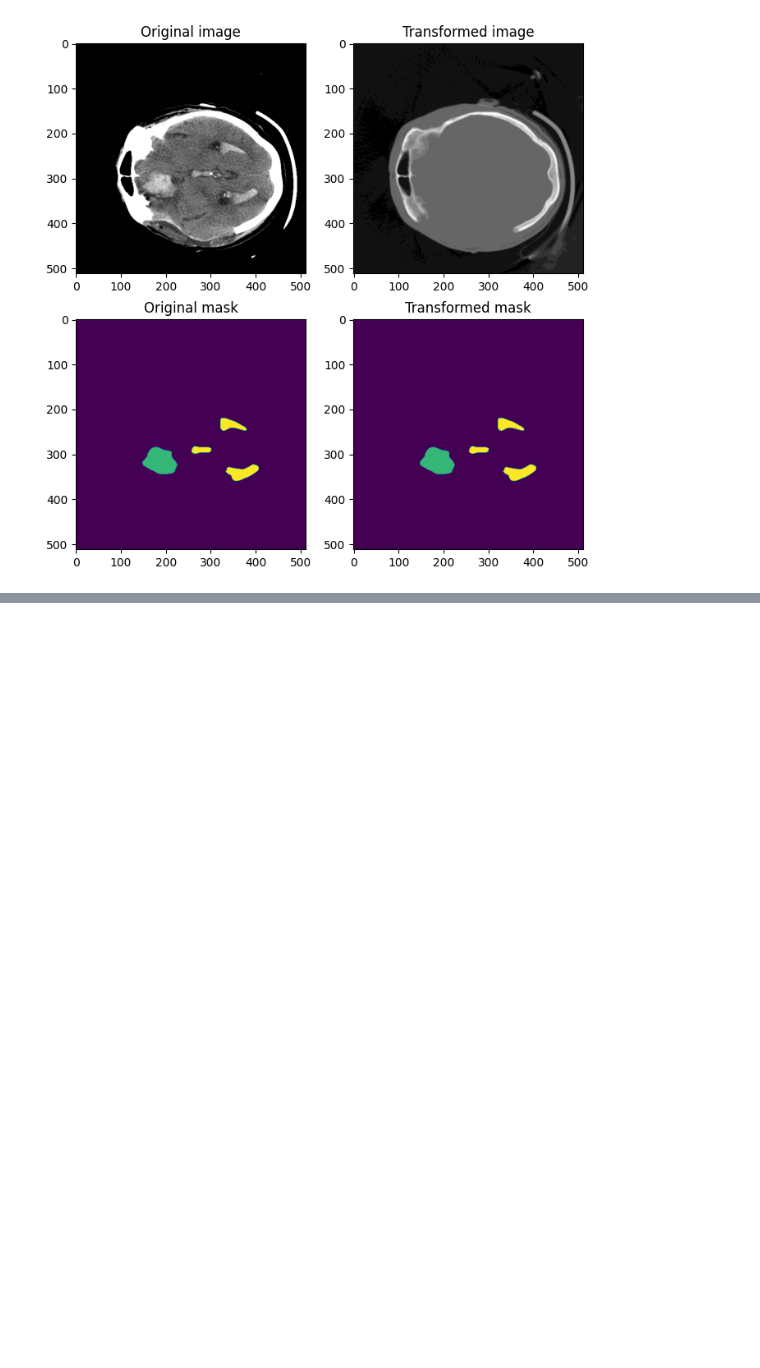
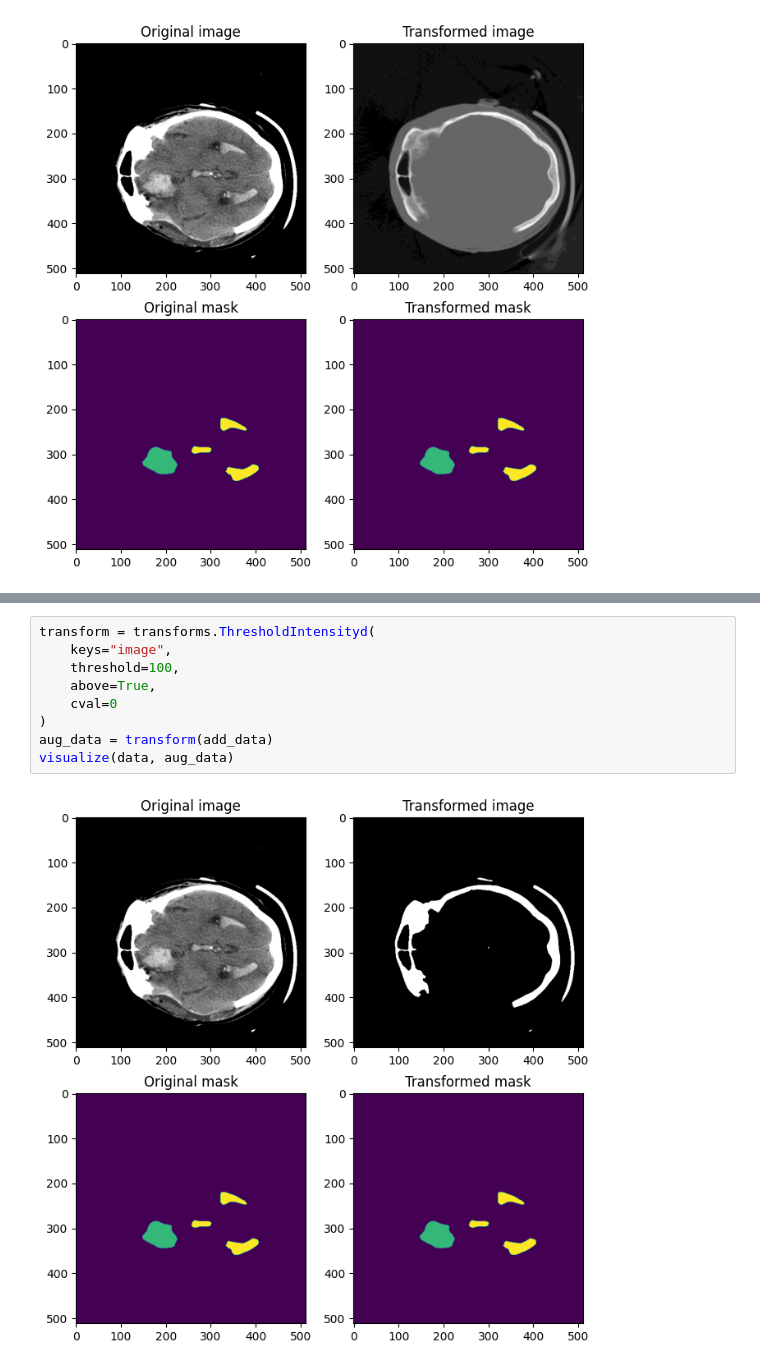
Before and after one commit to codecat0/Deep-Learning-With-Code, a Jupyter notebook: tutotial/monai/monai_aug_intensity.ipynb, the cells around one changed output, grey strips where cells are left out. Drawn from its saved outputs; the diff is of its cells as text; blank space fills up the shorter version.

```diff
--- a/tutotial/monai/monai_aug_intensity.ipynb
+++ b/tutotial/monai/monai_aug_intensity.ipynb
@@ -338,0 +361,11 @@ image mean: -0.00, image std: 1.00
+# %%
+transform = transforms.ThresholdIntensityd(
+    keys="image",
+    threshold=100,
+    above=True,
+    cval=0
+)
+aug_data = transform(add_data)
+visualize(data, aug_data)
+# %% [output]
+[figure, added]
```
Also changed, not shown: parts of 35 cells of this notebook.
